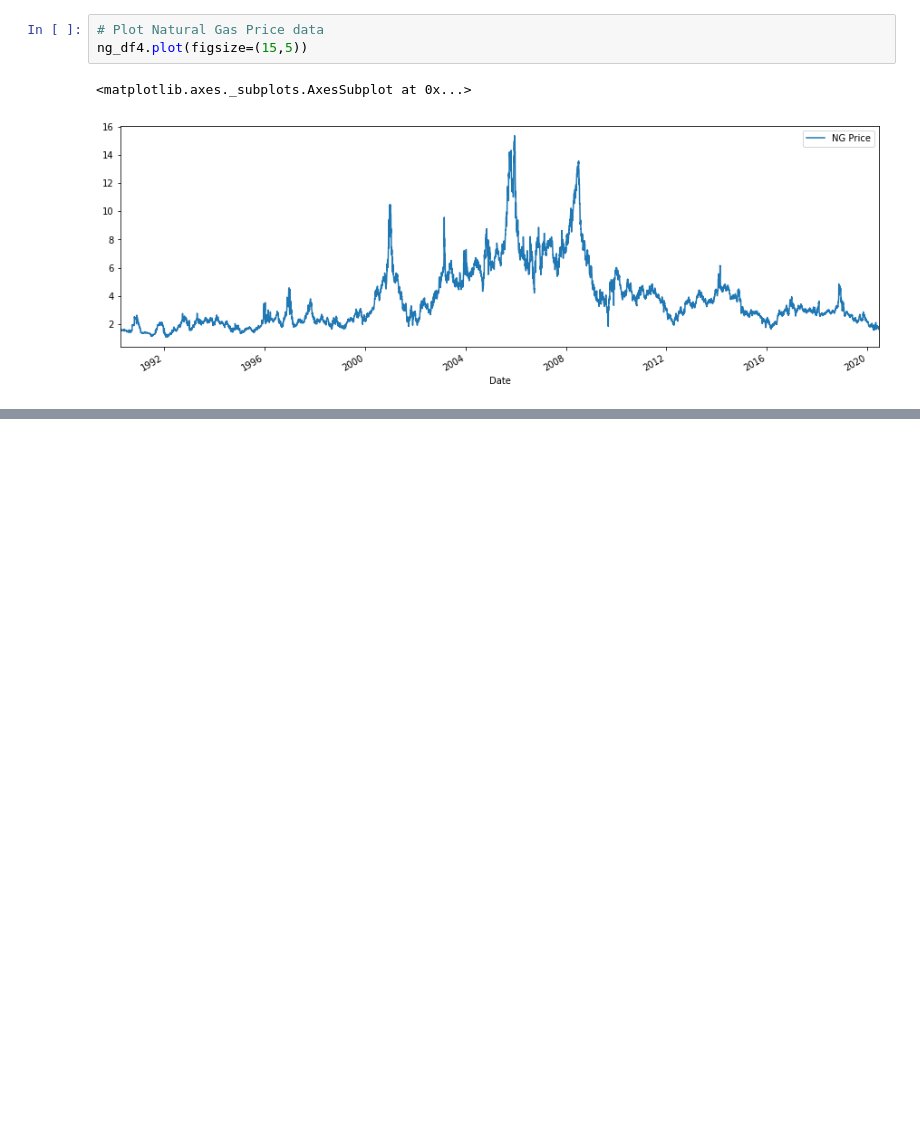
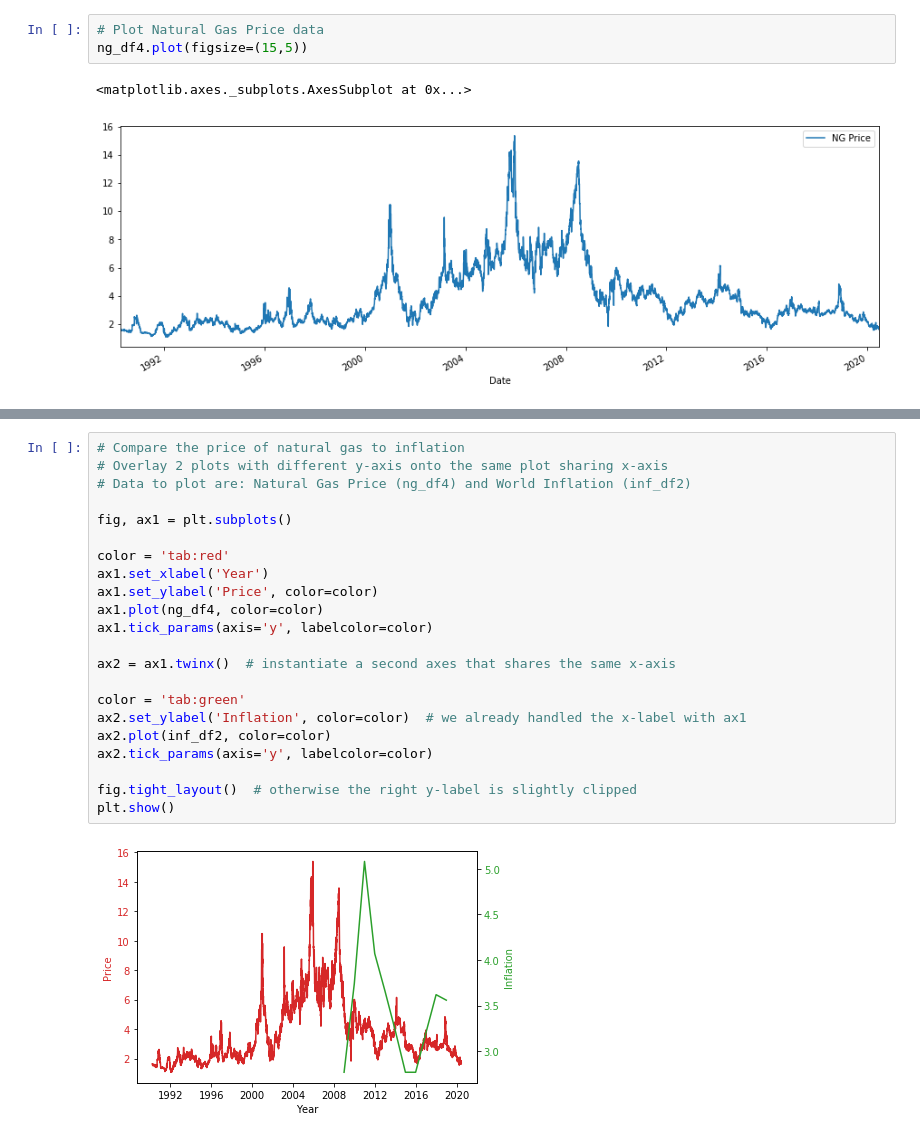
Before and after one commit to KalenAsberry12/project_one, a Jupyter notebook: Data_Jonathan.ipynb, the cells around one changed output, grey strips where cells are left out. Drawn from its saved outputs; the diff is of its cells as text; blank space fills up the shorter version.

```diff
--- a/Data_Jonathan.ipynb
+++ b/Data_Jonathan.ipynb
@@ -369,0 +438,24 @@ ng_df4.plot(figsize=(15,5))
+# %%
+# Compare the price of natural gas to inflation
+# Overlay 2 plots with different y-axis onto the same plot sharing x-axis
+# Data to plot are: Natural Gas Price (ng_df4) and World Inflation (inf_df2)
+
+fig, ax1 = plt.subplots()
+
+color = 'tab:red'
+ax1.set_xlabel('Year')
+ax1.set_ylabel('Price', color=color)
+ax1.plot(ng_df4, color=color)
+ax1.tick_params(axis='y', labelcolor=color)
+
+ax2 = ax1.twinx()  # instantiate a second axes that shares the same x-axis
+
+color = 'tab:green'
+ax2.set_ylabel('Inflation', color=color)  # we already handled the x-label with ax1
+ax2.plot(inf_df2, color=color)
+ax2.tick_params(axis='y', labelcolor=color)
+
+fig.tight_layout()  # otherwise the right y-label is slightly clipped
+plt.show()
+# %% [output]
+[figure, added]
```
Also changed, not shown: parts of 5 cells of this notebook, 1 other file.
